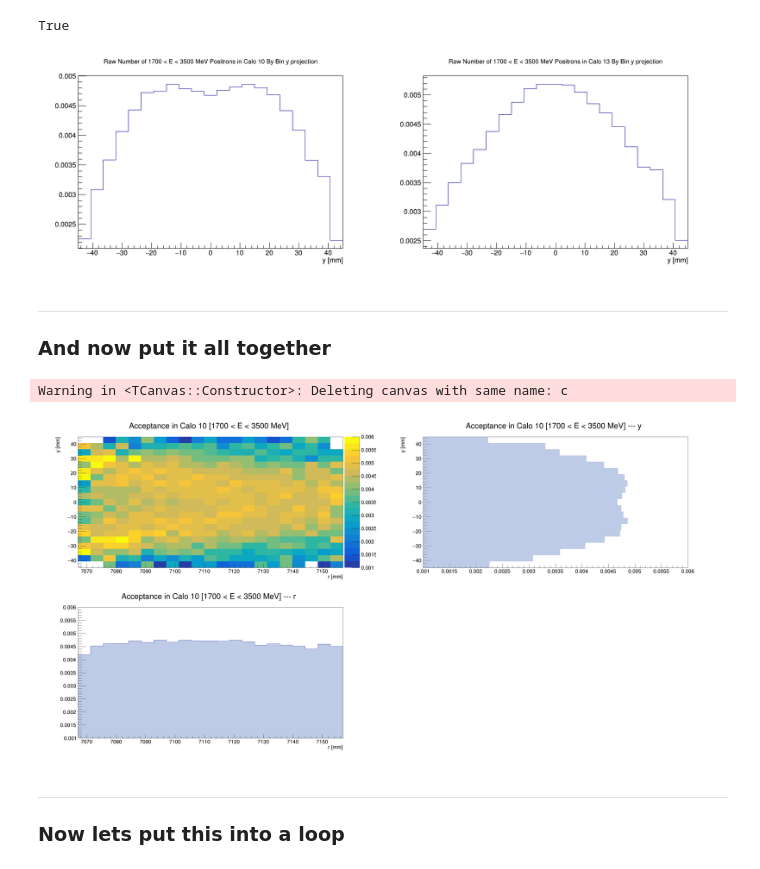
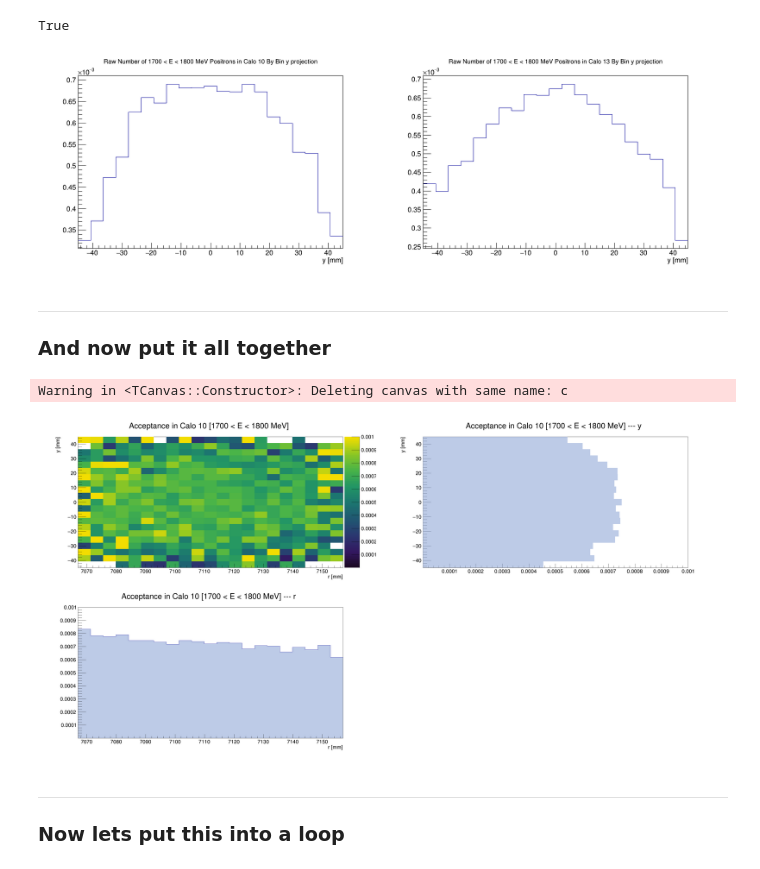
Before and after one commit to jlabounty/g-2, a Jupyter notebook: sim/Ydist_FromPDF.ipynb, the cells around one changed output. Cells and saved outputs as stored; diff of their text form; code cells hidden in the pictures.

```diff
--- a/sim/Ydist_FromPDF.ipynb
+++ b/sim/Ydist_FromPDF.ipynb
@@ -9,8 +9,8 @@ f10 = r.TFile("./data/PDF_MuonUnscaled_Energies_1700_3500_Calo10.root")
 f13 = r.TFile("./data/PDF_MuonUnscaled_Energies_1700_3500_Calo13.root")
 fmu = r.TFile("./data/MuonCount_Energies_1700_3500.root")
 # %%
-f10 = r.TFile("./data/PDF_MuonUnscaled_Energies_1700_3500_Calo10_May22.root")
-f13 = r.TFile("./data/PDF_MuonUnscaled_Energies_1700_3500_Calo13_May22.root")
+f10 = r.TFile("./data/PDF_MuonUnscaled_Energies_1700_1800_Calo10_May22.root")
+f13 = r.TFile("./data/PDF_MuonUnscaled_Energies_1700_1800_Calo13_May22.root")
 fmu = r.TFile("./data/MuonCount_Energies_1700_3500_May16.root")
 # %%
 f10.ls()
@@ -189,7 +190,7 @@ c.cd(2)
 h13_y_scaled.Draw("colz")
 c.Draw()
 # %% [output]
-[figure, old version]
+[figure, new version]
 # %% [markdown]
 ---
 
@@ -197,37 +198,37 @@ c.Draw()
 # %%
 c = r.TCanvas("c","c",4000,2000)
 c.Divide(2,2)
 
-ymin = 0.001
-ymax = 0.006
-title = "Acceptance in Calo 10 [1700 < E < 3500 MeV]"
+ymin = 0.00000001
+ymax = 0.001
+title = "Acceptance in Calo 10 [1700 < E < 1800 MeV]"
 
 
 c.cd(1)
 h10_ry_scaled.SetTitle(title)
 h10_ry_scaled.Draw("colz")
 h10_ry_scaled.SetFillColorAlpha(38,0.5)
 h10_ry_scaled.GetZaxis().SetRangeUser(ymin,ymax)
 r.gPad.SetRightMargin(1)
 h10_ry_scaled.GetZaxis().SetTitleOffset(0)
 
 
 c.cd(2)
 h10_y_scaled.SetTitle(title+" --- y")
 h10_y_scaled.SetFillColorAlpha(38,0.5)
 h10_y_scaled.GetYaxis().SetRangeUser(ymin,ymax)
 h10_y_scaled.Draw("hbar")
 
 c.cd(3)
 h10_r_scaled.SetFillColorAlpha(38,0.5)
 h10_r_scaled.SetTitle(title+" --- r")
 h10_r_scaled.GetYaxis().SetRangeUser(ymin,ymax)
 h10_r_scaled.Draw("")
 
 c.Draw()
 # %% [output]
 Warning in <TCanvas::Constructor>: Deleting canvas with same name: c
-[figure, old version]
+[figure, new version]
 # %% [markdown]
 ---
 
```
Also changed, not shown: parts of 21 cells of this notebook, 10 other files.
